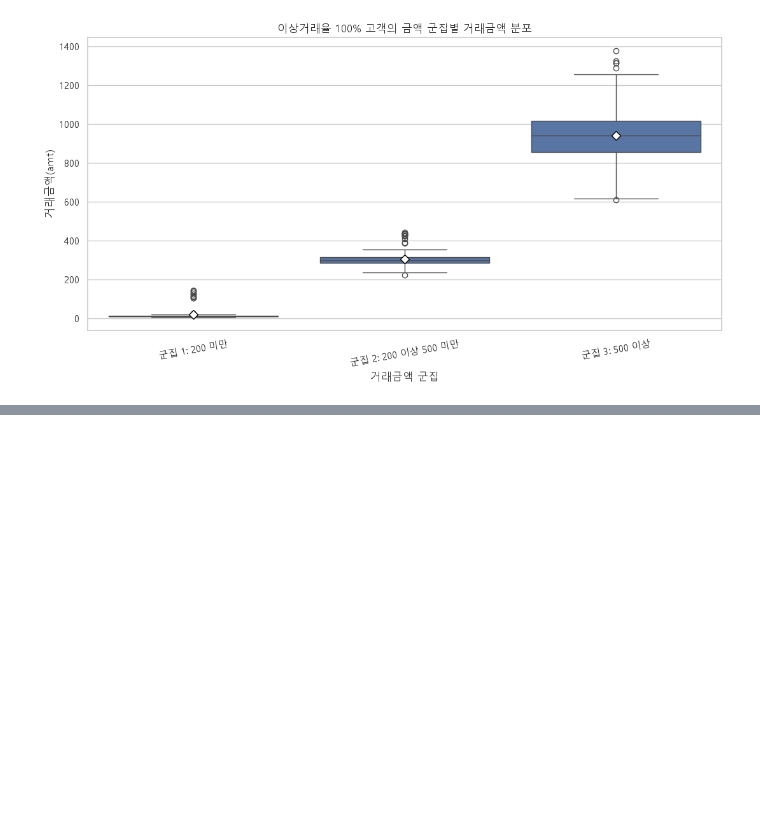
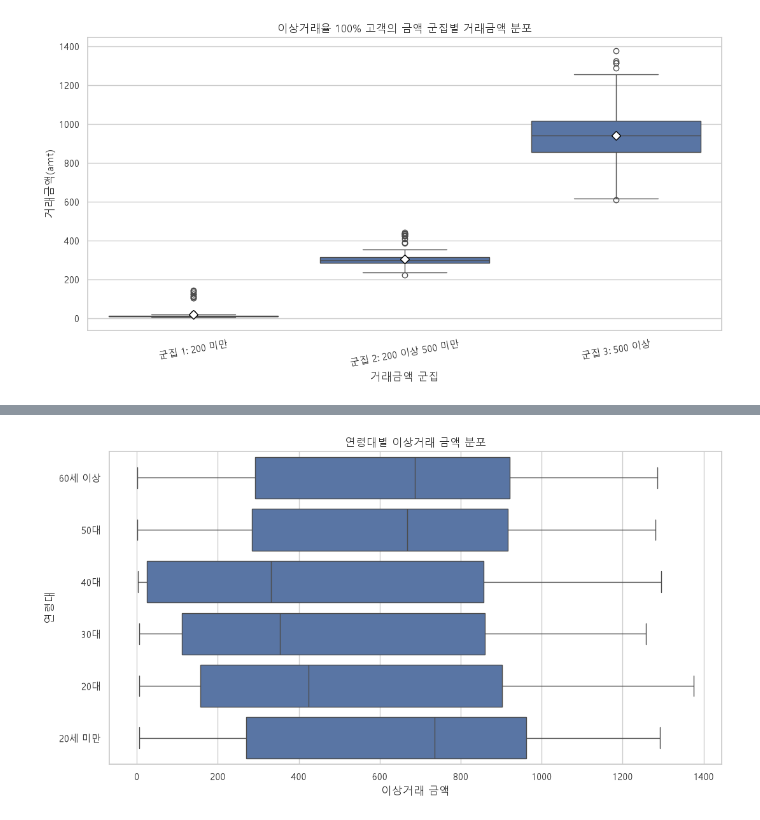
Before and after one commit to dayomschool/BDAI, a Jupyter notebook: eda/eda_민정.ipynb, the cells around one changed output, grey strips where cells are left out. Drawn from its saved outputs; the diff is of its cells as text; code cells hidden in the pictures; blank space fills up the shorter version.

```diff
--- a/eda/eda_민정.ipynb
+++ b/eda/eda_민정.ipynb
@@ -4435,0 +4629,30 @@ plt.show()
+# %%
+## 박스플롯 시각화
+
+# 60세 이상부터 20세 미만 순서로 표시
+plot_order = [
+    "60세 이상",
+    "50대",
+    "40대",
+    "30대",
+    "20대",
+    "20세 미만"
+]
+
+plt.figure(figsize=(11, 6))
+
+sns.boxplot(
+    data=fraud_age_amount,
+    y="age_group",
+    x="amt",
+    order=plot_order,
+    showfliers=False
+)
+
+plt.title("연령대별 이상거래 금액 분포")
+plt.xlabel("이상거래 금액")
+plt.ylabel("연령대")
+plt.tight_layout()
+plt.show()
+# %% [output]
+[figure, added]
```
Also changed, not shown: parts of 13 cells of this notebook.
